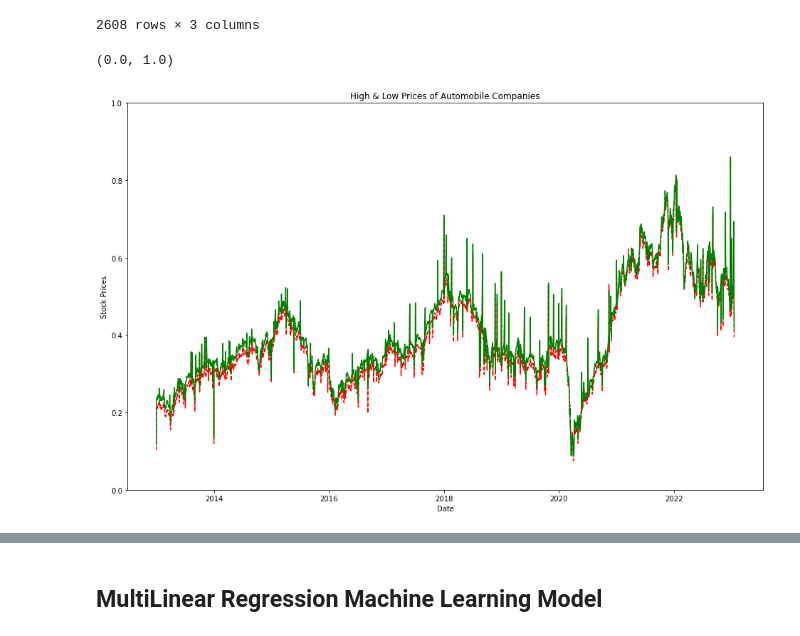
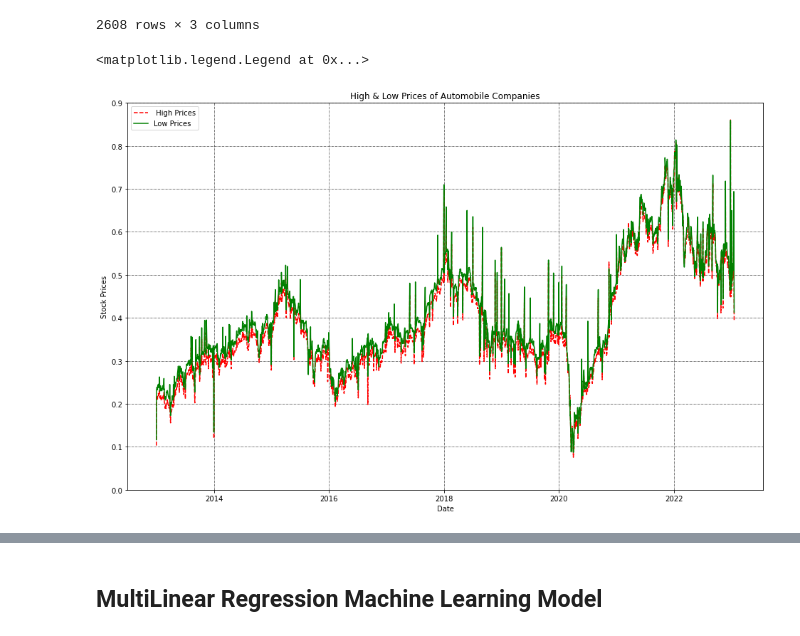
Before and after one commit to anjaliskilton/Finance_Group_Project, a Jupyter notebook: AutoMobile_Analysis_Function.ipynb, the cells around one changed output, grey strips where cells are left out. Cells and saved outputs as stored; diff of their text form; code cells hidden in the pictures.

```diff
--- a/AutoMobile_Analysis_Function.ipynb
+++ b/AutoMobile_Analysis_Function.ipynb
@@ -188,15 +189,16 @@ Sorted_df
 2608 rows × 3 columns
 # %%
 fig, ax = plt.subplots(figsize=(16, 10))
-ax.plot(Sorted_df.High, color='red', linestyle= '--')
-ax.plot(Sorted_df.Low, color='green')
+ax.plot(Sorted_df.High, color='red', linestyle= '--', label =' High Prices')
+ax.plot(Sorted_df.Low, color='green', label= 'Low Prices')
 ##ax.plot(Sorted_df.Volume, color = 'grey')
 ax.set(title = "High & Low Prices of Automobile Companies",
        xlabel = "Date",
        ylabel = "Stock Prices")
+plt.grid(which="major", color='k', linestyle='-.', linewidth=0.5)
 
-
-plt.ylim(0, 1)
+plt.ylim(0, 0.9)
+plt.legend()
 # %% [output]
-(0.0, 1.0)
+<matplotlib.legend.Legend at 0x...>
-[figure, old version]
+[figure, new version]
```
Also changed, not shown: parts of 5 cells of this notebook, 17 other files.
